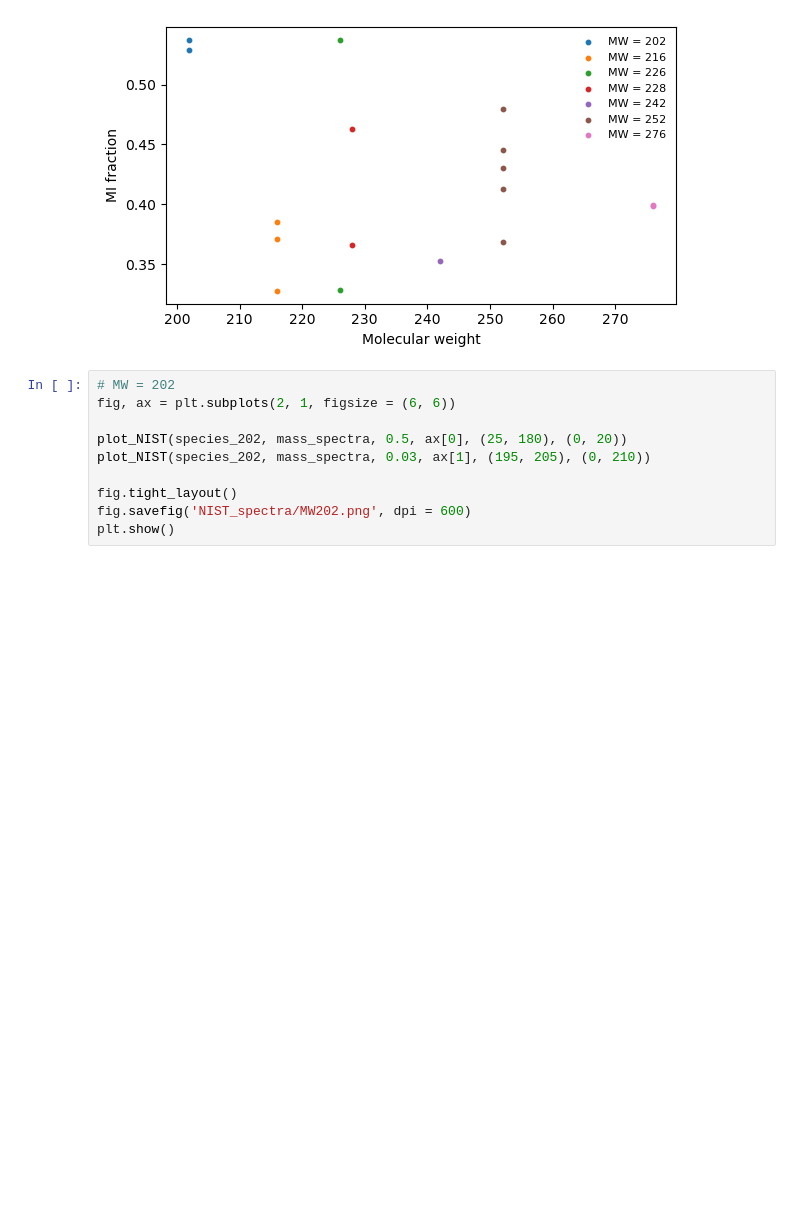
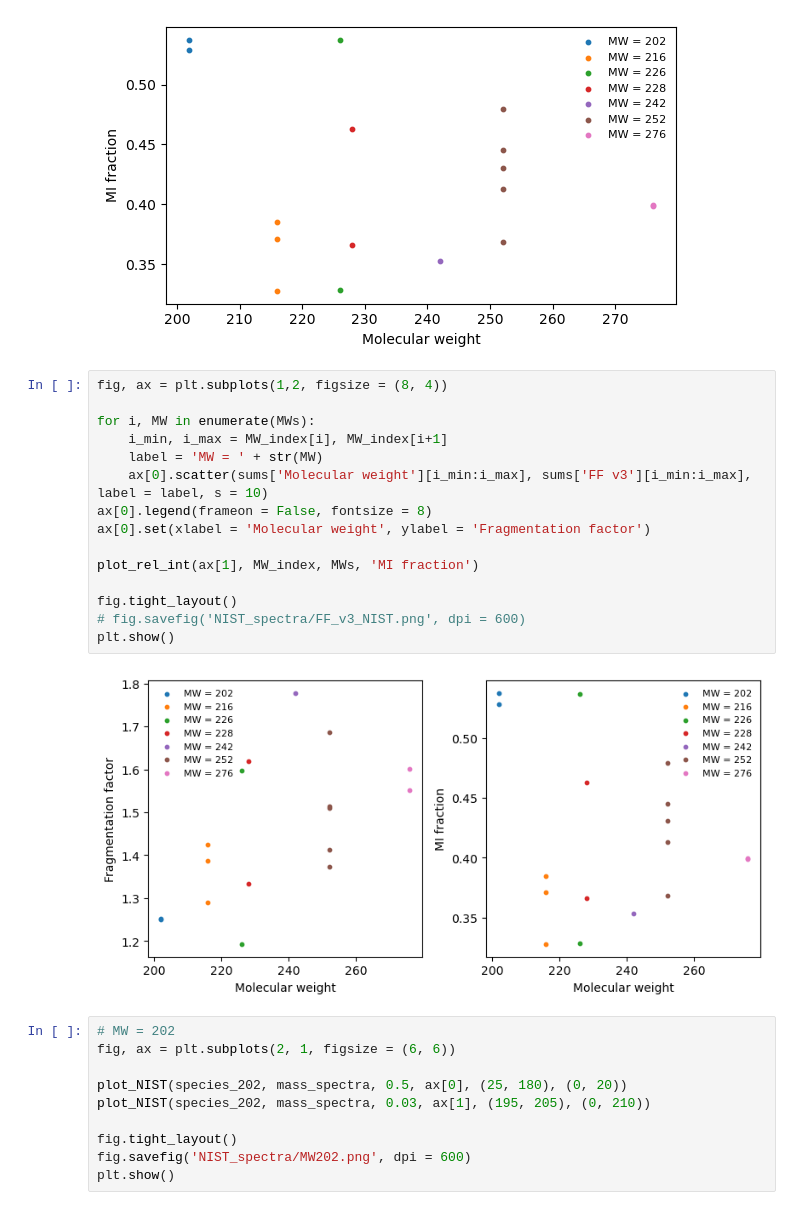
Before and after one commit to Normann25/NFA_project, a Jupyter notebook: NIST_plots.ipynb, the cells around one changed output. Drawn from its saved outputs; the diff is of its cells as text; blank space fills up the shorter version.

```diff
--- a/NIST_plots.ipynb
+++ b/NIST_plots.ipynb
@@ -92,6 +107,23 @@ fig.savefig('NIST_spectra/MI_frac_NIST.png', dpi = 600)
 plt.show()
 # %% [output]
 [figure]
+# %%
+fig, ax = plt.subplots(1,2, figsize = (8, 4))
+
+for i, MW in enumerate(MWs):
+    i_min, i_max = MW_index[i], MW_index[i+1]
+    label = 'MW = ' + str(MW)
+    ax[0].scatter(sums['Molecular weight'][i_min:i_max], sums['FF v3'][i_min:i_max], label = label, s = 10)
+ax[0].legend(frameon = False, fontsize = 8)
+ax[0].set(xlabel = 'Molecular weight', ylabel = 'Fragmentation factor')
+
+plot_rel_int(ax[1], MW_index, MWs, 'MI fraction')
+
+fig.tight_layout()
+# fig.savefig('NIST_spectra/FF_v3_NIST.png', dpi = 600)
+plt.show()
+# %% [output]
+[figure, added]
 # %%
 # MW = 202
 fig, ax = plt.subplots(2, 1, figsize = (6, 6))
```
Also changed, not shown: parts of 1 cell of this notebook.
